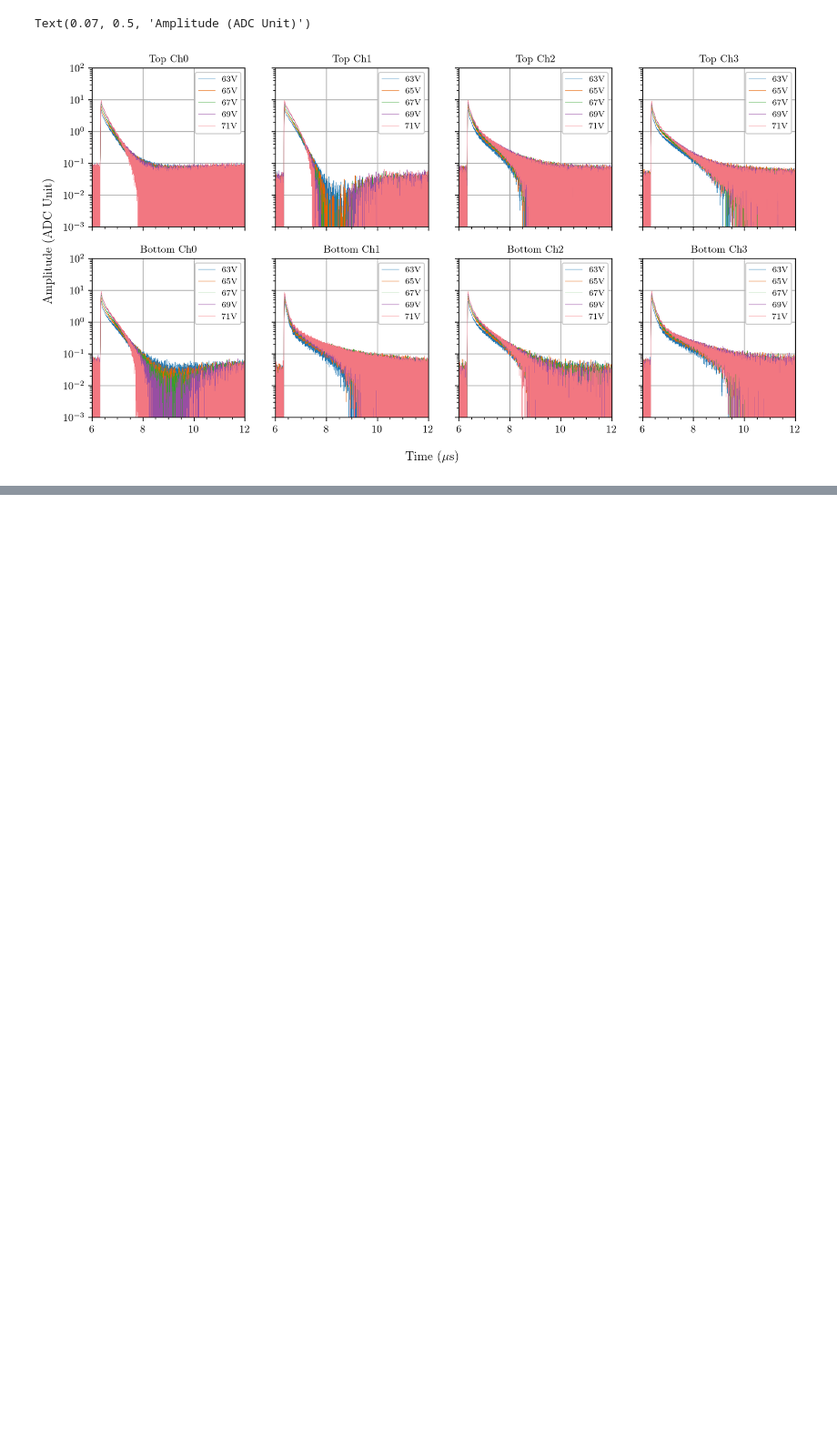
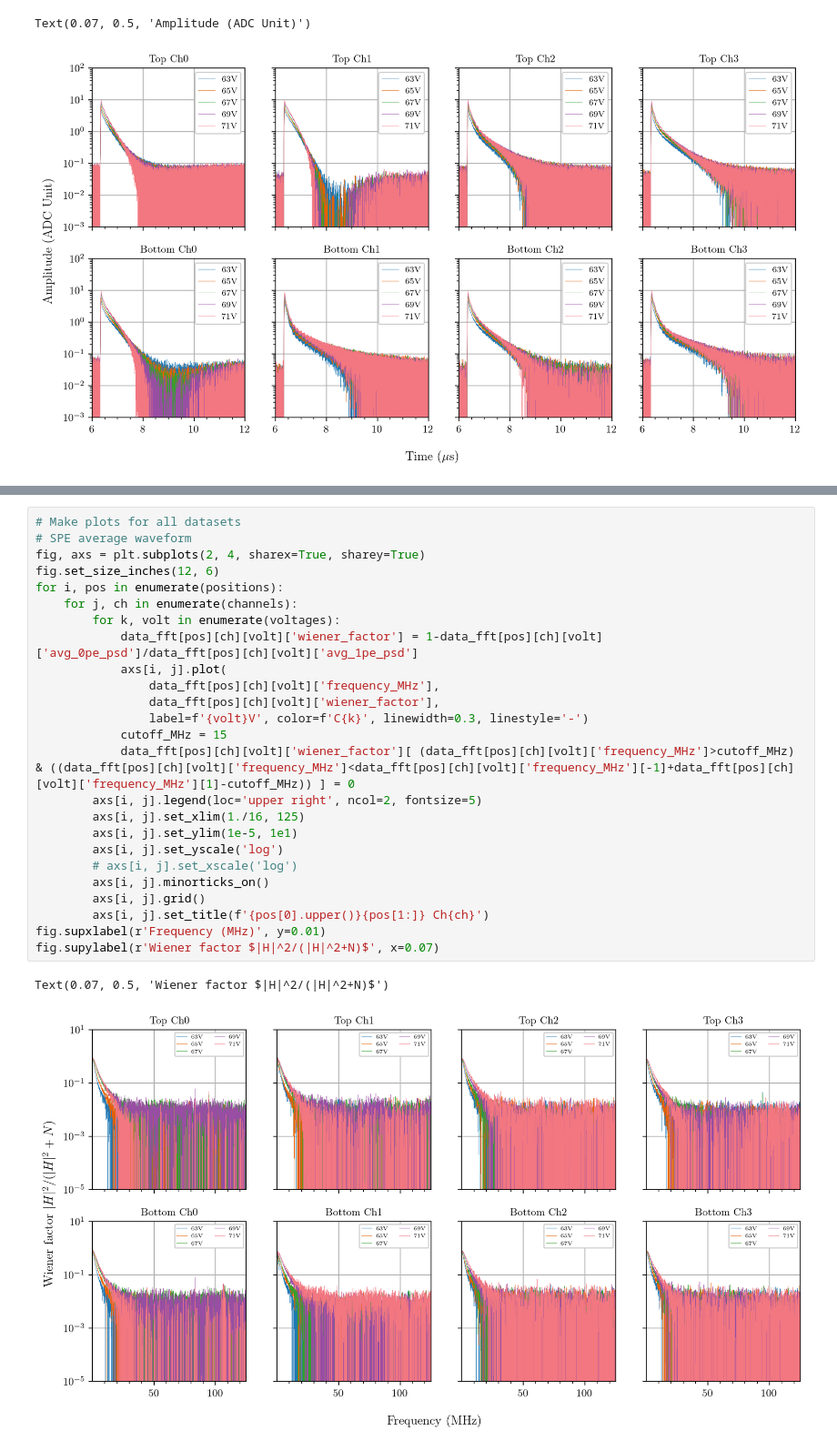
Before and after one commit to darkside-princeton/sipm-analysis, a Jupyter notebook: jupyter/deconvolution.ipynb, the cells around one changed output, grey strips where cells are left out. Shown at 91% size. Cells and saved outputs as stored; diff of their text form; blank space fills up the shorter version.

```diff
--- a/jupyter/deconvolution.ipynb
+++ b/jupyter/deconvolution.ipynb
@@ -218,0 +179,28 @@ Text(0.07, 0.5, 'Amplitude (ADC Unit)')
+# %%
+# Make plots for all datasets
+# SPE average waveform
+fig, axs = plt.subplots(2, 4, sharex=True, sharey=True)
+fig.set_size_inches(12, 6)
+for i, pos in enumerate(positions):
+    for j, ch in enumerate(channels):
+        for k, volt in enumerate(voltages):
+            data_fft[pos][ch][volt]['wiener_factor'] = 1-data_fft[pos][ch][volt]['avg_0pe_psd']/data_fft[pos][ch][volt]['avg_1pe_psd']
+            axs[i, j].plot(
+                data_fft[pos][ch][volt]['frequency_MHz'],
+                data_fft[pos][ch][volt]['wiener_factor'],
+                label=f'{volt}V', color=f'C{k}', linewidth=0.3, linestyle='-')
+            cutoff_MHz = 15
+            data_fft[pos][ch][volt]['wiener_factor'][ (data_fft[pos][ch][volt]['frequency_MHz']>cutoff_MHz) & ((data_fft[pos][ch][volt]['frequency_MHz']<data_fft[pos][ch][volt]['frequency_MHz'][-1]+data_fft[pos][ch][volt]['frequency_MHz'][1]-cutoff_MHz)) ] = 0
+        axs[i, j].legend(loc='upper right', ncol=2, fontsize=5)
+        axs[i, j].set_xlim(1./16, 125)
+        axs[i, j].set_ylim(1e-5, 1e1)
+        axs[i, j].set_yscale('log')
+        # axs[i, j].set_xscale('log')
+        axs[i, j].minorticks_on()
+        axs[i, j].grid()
+        axs[i, j].set_title(f'{pos[0].upper()}{pos[1:]} Ch{ch}')
+fig.supxlabel(r'Frequency (MHz)', y=0.01)
+fig.supylabel(r'Wiener factor $|H|^2/(|H|^2+N)$', x=0.07)
+# %% [output]
+Text(0.07, 0.5, 'Wiener factor $|H|^2/(|H|^2+N)$')
+[figure, added]
```
Also changed, not shown: parts of 10 cells of this notebook, 1 other file.
